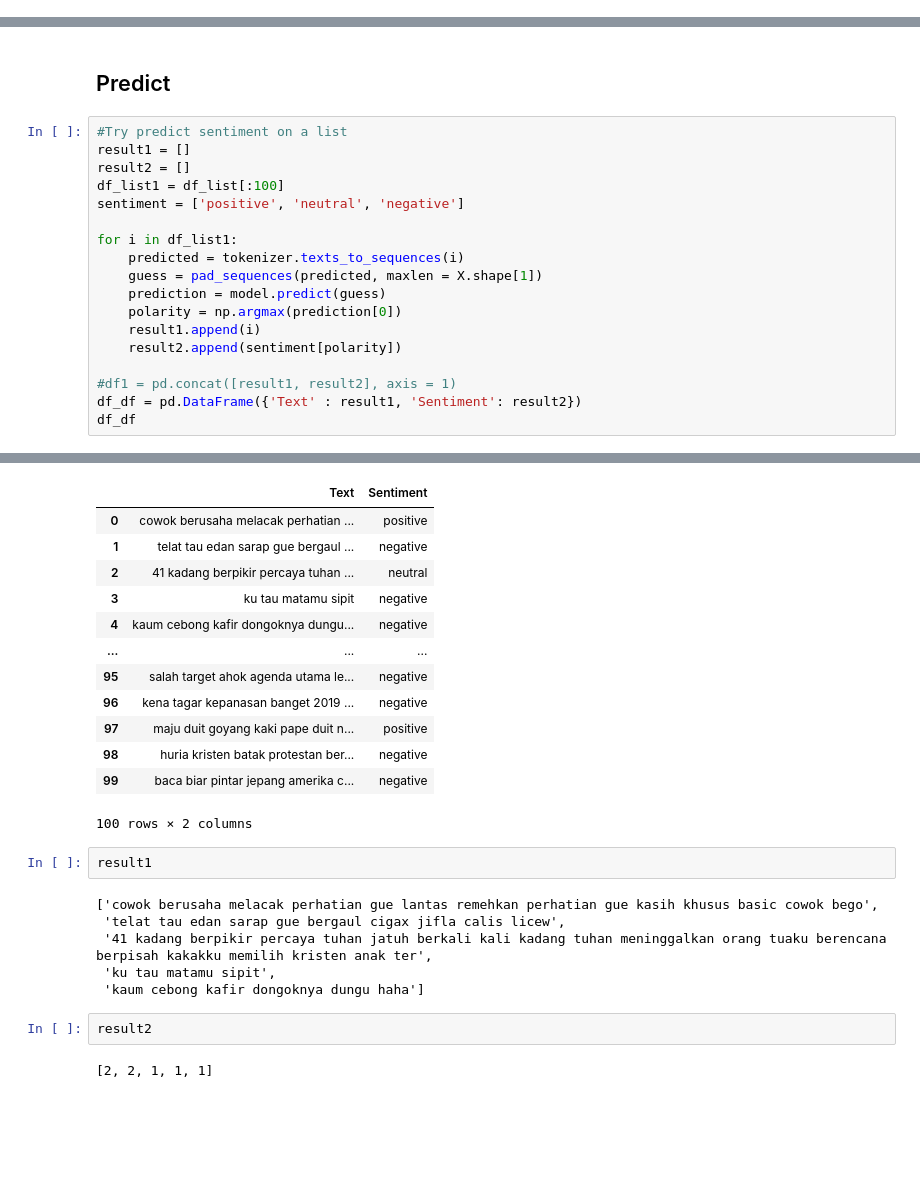
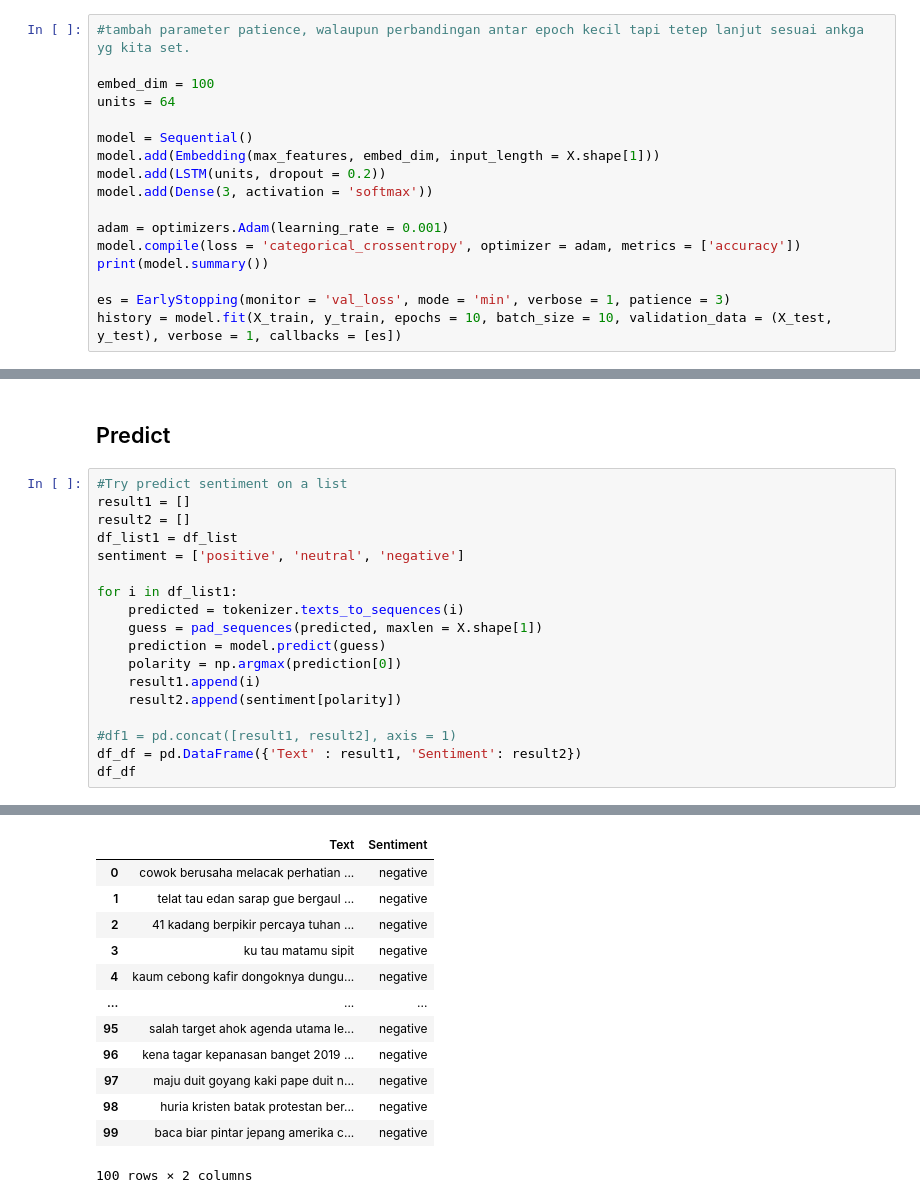
Before and after one commit to salonpas28/LSTM-project, a Jupyter notebook: LSTM.ipynb, the cells around one changed output, grey strips where cells are left out. Drawn from its saved outputs; the diff is of its cells as text; blank space fills up the shorter version.

```diff
--- a/LSTM.ipynb
+++ b/LSTM.ipynb
@@ -329,0 +291,17 @@ Epoch 5: early stopping
+# %%
+#tambah parameter patience, walaupun perbandingan antar epoch kecil tapi tetep lanjut sesuai ankga yg kita set.
+
+embed_dim = 100
+units = 64
+
+model = Sequential()
+model.add(Embedding(max_features, embed_dim, input_length = X.shape[1]))
+model.add(LSTM(units, dropout = 0.2))
+model.add(Dense(3, activation = 'softmax'))
+
+adam = optimizers.Adam(learning_rate = 0.001)
+model.compile(loss = 'categorical_crossentropy', optimizer = adam, metrics = ['accuracy'])
+print(model.summary())
+
+es = EarlyStopping(monitor = 'val_loss', mode = 'min', verbose = 1, patience = 3)
+history = model.fit(X_train, y_train, epochs = 10, batch_size = 10, validation_data = (X_test, y_test), verbose = 1, callbacks = [es])
@@ -568,7 +565,7 @@ i
 #Try predict sentiment on a list
 result1 = []
 result2 = []
-df_list1 = df_list[:100]
+df_list1 = df_list
 sentiment = ['positive', 'neutral', 'negative']
 
 for i in df_list1:
@@ -603,25 +600,13 @@ df_df
 |  | Text | Sentiment |
-| 0 | cowok berusaha melacak perhatian ... | positive |
+| 0 | cowok berusaha melacak perhatian ... | negative |
 | 1 | telat tau edan sarap gue bergaul ... | negative |
-| 2 | 41 kadang berpikir percaya tuhan ... | neutral |
+| 2 | 41 kadang berpikir percaya tuhan ... | negative |
 | 3 | ku tau matamu sipit | negative |
 | 4 | kaum cebong kafir dongoknya dungu... | negative |
 | ... | ... | ... |
 | 95 | salah target ahok agenda utama le... | negative |
 | 96 | kena tagar kepanasan banget 2019 ... | negative |
-| 97 | maju duit goyang kaki pape duit n... | positive |
+| 97 | maju duit goyang kaki pape duit n... | negative |
 | 98 | huria kristen batak protestan ber... | negative |
 | 99 | baca biar pintar jepang amerika c... | negative |
 100 rows × 2 columns
-# %%
-result1
-# %% [output]
-['cowok berusaha melacak perhatian gue lantas remehkan perhatian gue kasih khusus basic cowok bego',
- 'telat tau edan sarap gue bergaul cigax jifla calis licew',
- '41 kadang berpikir percaya tuhan jatuh berkali kali kadang tuhan meninggalkan orang tuaku berencana berpisah kakakku memilih kristen anak ter',
- 'ku tau matamu sipit',
- 'kaum cebong kafir dongoknya dungu haha']
-# %%
-result2
-# %% [output]
-[2, 2, 1, 1, 1]
```
Also changed, not shown: parts of 18 cells of this notebook, 1 other file.
